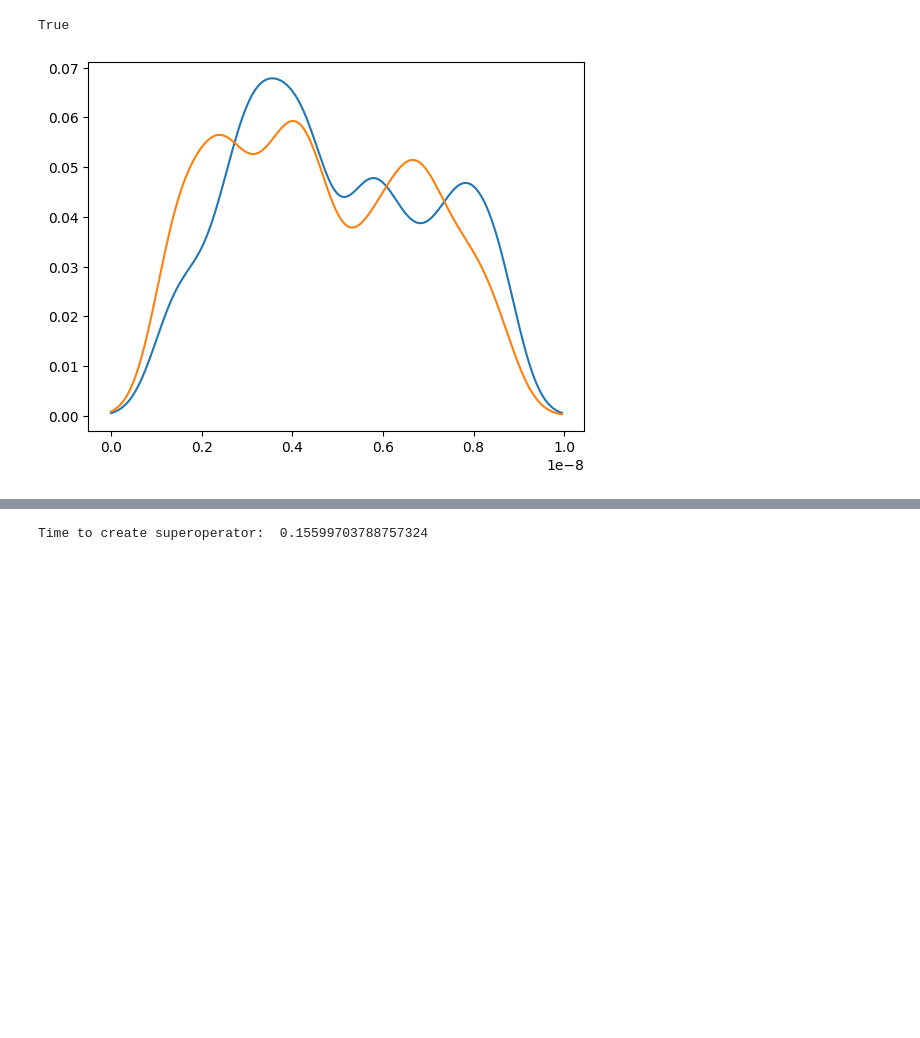
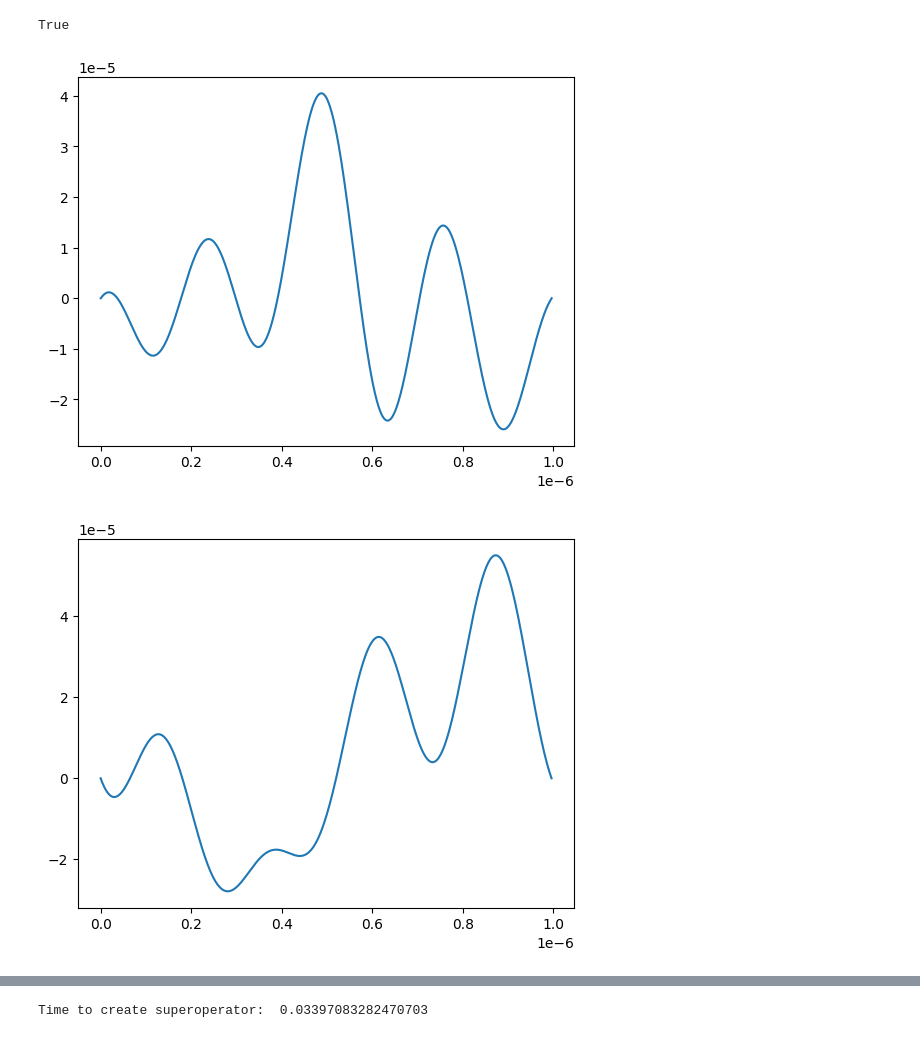
Before and after one commit to mainCSG/QuantumDotControl, a Jupyter notebook: optimal_control/optimal_unitary.ipynb, the cells around one changed output, grey strips where cells are left out. Drawn from its saved outputs; the diff is of its cells as text; code cells hidden in the pictures; blank space fills up the shorter version.

```diff
--- a/optimal_control/optimal_unitary.ipynb
+++ b/optimal_control/optimal_unitary.ipynb
@@ -80,14 +80,14 @@ def U_k(U, k, N):
     )
 # %%
 # Dice up the time
-Ti, Tf = 0, 10e-9 # seconds
+Ti, Tf = 0, 1e-6 # seconds
 
-dt = 5e-11 # seconds
+dt = 0.2e-8 # seconds
 M = int((Tf-Ti)/dt)
-t_units = np.arange(Ti, Tf, dt)
+t_units = np.arange(Ti, Tf-dt, dt)
 
 # Number of spins
-N = 3
+N = 1
 isDispersive = False
 
 # Plotting help
@@ -129,8 +129,13 @@ def fourier_series(t,*coeffs):
     n = len(coeffs[0])
     omega = 2 * np.pi / (t[-1]-t[0])
     f = torch.zeros_like(t, dtype=exp_dtype)
-    for i in range(n):
-        f += coeffs[0][i].repeat(len(t)) * np.sin(i * omega * t)
+    a = coeffs[0][:n//2]
+    b = coeffs[0][n//2:]
+    for i in range(len(a)):
+        f += a[i].repeat(len(t)) * np.sin(i * omega * t)
+    for i in range(len(b)):
+        f += b[i].repeat(len(t)) * np.cos(i * omega * t)
+    f -= torch.sum(b).repeat(len(t)) * np.cos(i * omega * t) # ensures start and stop @ zero
     return f
 
 def g_fourier_series(t, *coeffs):
@@ -146,16 +151,21 @@ def phi_fourier_series(t, *coeffs):
     omega = 2 * np.pi / (t[-1]-t[0])
     f = torch.zeros_like(t, dtype=exp_dtype)
     f += coeffs[0][-1]
-    for i in range(n-1):
-        f += coeffs[0][i].repeat(len(t)) * np.sin(i * omega * t)
+    a = coeffs[0][:n//2]
+    b = coeffs[0][n//2:-1]
+    for i in range(len(a)):
+        f += a[i].repeat(len(t)) * np.sin(i * omega * t)
+    for i in range(len(b)):
+        f += b[i].repeat(len(t)) * np.cos(i * omega * t)
+    f -= torch.sum(b).repeat(len(t)) * np.cos(i * omega * t) # ensures start and stop @ zero
     return f
 
 K = 5 # Number of harmonics
 scale = 1e5
 
-B_rf_coeffs = Variable(torch.tensor(np.random.randn(K)/scale, dtype=exp_dtype), requires_grad=True)
-g_coeffs =  Variable(torch.tensor(np.random.randn(N,K)/scale, dtype=exp_dtype), requires_grad=True)
-phi_coeffs = Variable(torch.tensor(np.random.randn(K+1), dtype=exp_dtype), requires_grad=True)
+B_rf_coeffs = Variable(torch.tensor(np.random.randn(2 * K - 1)/scale, dtype=exp_dtype), requires_grad=True)
+g_coeffs =  Variable(torch.tensor(np.random.randn(N, 2 * K - 1)/scale, dtype=exp_dtype), requires_grad=True)
+phi_coeffs = Variable(torch.tensor(np.random.randn(2 * K), dtype=exp_dtype), requires_grad=True)
 
 t_units_tensor = torch.tensor(t_units)
 
@@ -170,52 +180,43 @@ for g_ in g_fourier:
 B_rf = Variable(torch.tensor(B_rf, dtype=exp_dtype), requires_grad=True)
 phi = Variable(torch.tensor(phi, dtype=exp_dtype), requires_grad=True)
 
-J_scale = 200/((6.242e-18) * 1e-6)
+J_scale = 200/((6.242e-18) * 1e-6) # ~ 0.05 ueV
 
 def construct_J_signal(t, sigma, *coeffs):
-
     J = torch.zeros_like(t, dtype=exp_dtype)
-    skip = int(2.5 * sigma // dt) # skip X standard deviations
+    skip = int(2.5 * sigma // dt) # skip 2.5 standard deviations to ensure start and stop @ basically zero
     for i in range(skip, M-skip, 2):
         gaussian = torch.exp(-(t - i * dt)**2 / (2 * sigma**2)) / J_scale
         J += coeffs[0][i].repeat(len(t)) * gaussian
-
     return J
 
 def build_J(t, sigma, *coeffs):
     num_of_J = coeffs[0].shape[0]
     all_Js = []
     for i in range(num_of_J):
         all_Js.append(construct_J_signal(t, sigma, coeffs[0][i]))
     return all_Js
 
-# np.zeros((N-1, M))
-# np.random.randn(N-1, M)
-
 J_modes = 5
 J_coeffs =  Variable(torch.tensor(np.random.randn(N-1, M), dtype=exp_dtype), requires_grad=True) # Random initial coefficients
-# J_coeffs =  Variable(torch.tensor(np.zeros((N-1, M)), dtype=exp_dtype), requires_grad=True) # Random initial coefficients
-
 
 sigma = 10 * dt
-J = build_J(t_units_tensor,sigma, torch.abs(J_coeffs))
+J = build_J(t_units_tensor, sigma, torch.abs(J_coeffs))
 
-# plt.plot(t_units, B_rf.cpu().detach().numpy())
-# plt.show()
+plt.plot(t_units, B_rf.cpu().detach().numpy())
+plt.show()
 
 for J_ in J:
     plt.plot(t_units, J_.cpu().detach().numpy()/((6.242e-18) * 1e-6))
 plt.show()
 
-# for g_ in g:
-#     plt.plot(t_units, g_.cpu().detach().numpy())
-# plt.show()
+for g_ in g:
+    plt.plot(t_units, g_.cpu().detach().numpy())
+plt.show()
 
 
-# plt.plot(t_units, phi.cpu().detach().numpy())
-# plt.show()
-
-# plt.plot(t_units, J.cpu().detach().numpy())
-# plt.show()
+plt.plot(t_units, phi.cpu().detach().numpy())
+plt.show()
 # %% [output]
-[figure, old version]
+[figure, new version]
+[figure, added]
@@ -350,7 +352,7 @@ print("Time to create superoperator: ", time.time() - t0)
 
 # print(torch.count_nonzero(construct_superop(g, B_rf, phi, J, L, N, dispersive=isDispersive))/torch.numel(construct_superop(g, B_rf, phi, J, L, N, dispersive=isDispersive)))
 # %% [output]
-Time to create superoperator:  0.15599703788757324
+Time to create superoperator:  0.03397083282470703
 # %%
 ### Desired operator
 def RX(theta):
```
Also changed, not shown: parts of 7 cells of this notebook, 7 other files.
